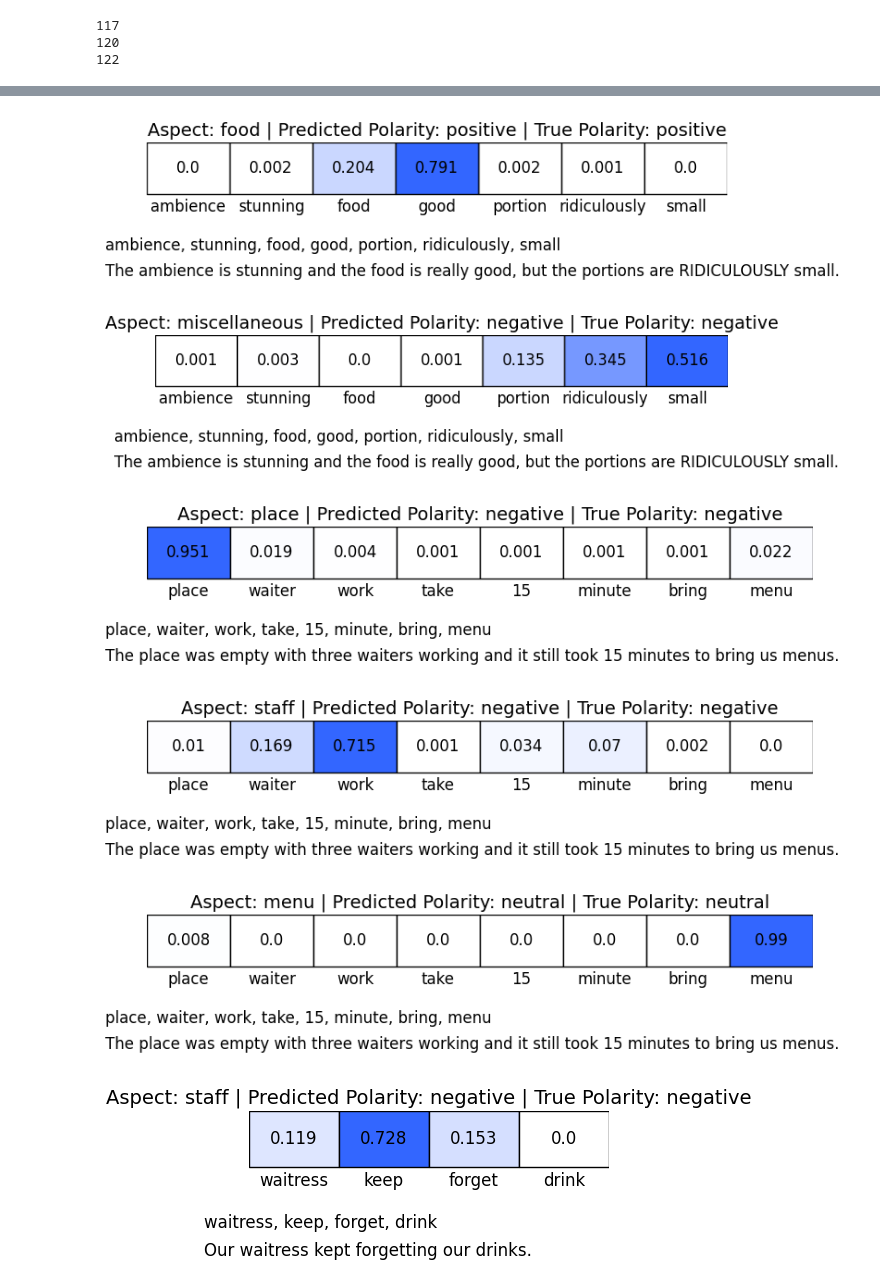
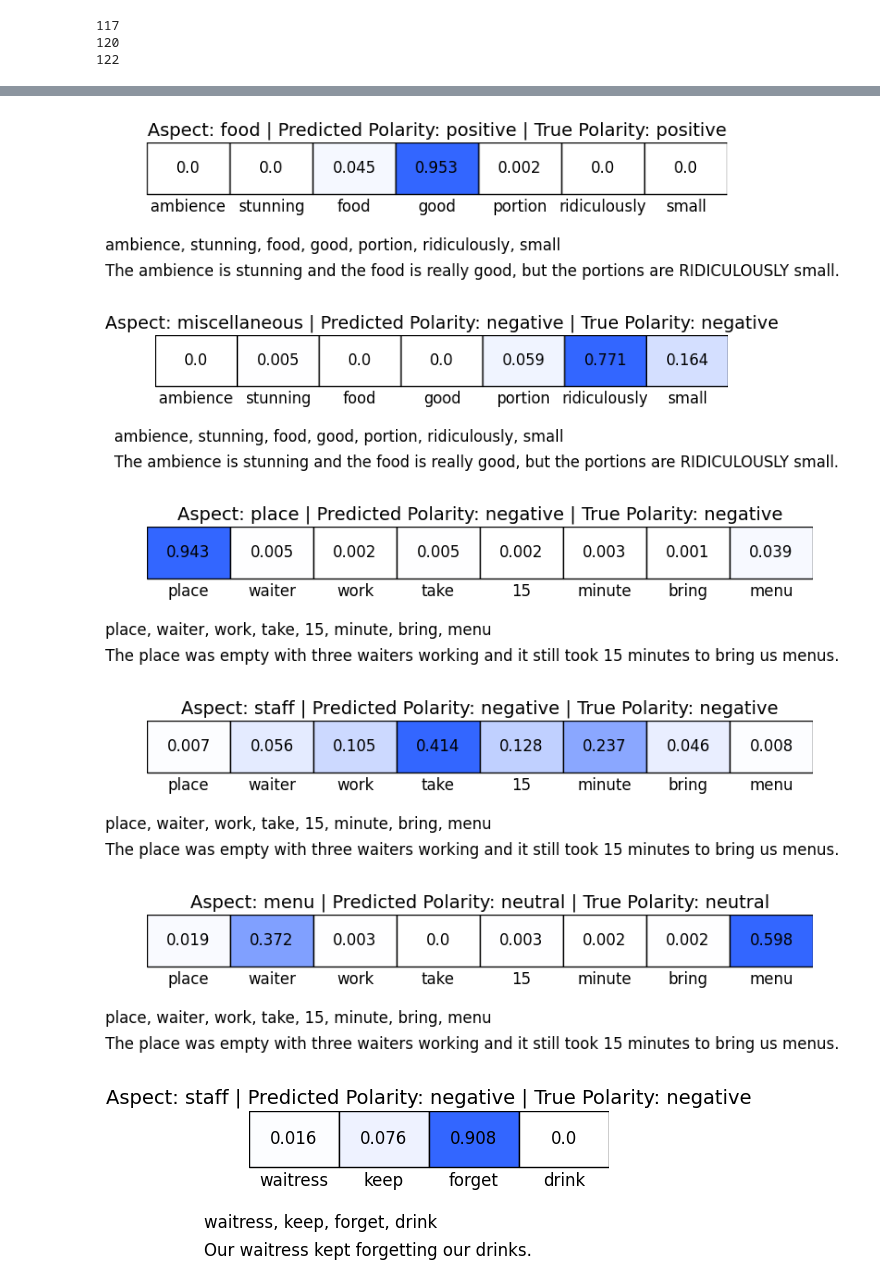
Before and after one commit to LisonLau/CITS4012-Project, a Jupyter notebook: CITS4012_10.ipynb, the cells around one changed output, grey strips where cells are left out. Saved outputs shown, nothing was run; the diff lists cells and outputs as text; code cells hidden in the pictures.

```diff
--- a/CITS4012_10.ipynb
+++ b/CITS4012_10.ipynb
@@ -754,12 +789,12 @@ embedding = nn.Embedding(vocab_size, hidden_size)
 embedding.weight.data.copy_(torch.from_numpy(glove_weights))
 
 set_random_seed(seed) # For reproducibility
-model2 = IAN(hidden_size, num_polarities, batch_size, embedding, attention_type).to(device)
-model2, plot_avg_losses2, plot_accuracy2 = train(model2, batches, batch_size=batch_size, learning_rate=learning_rate, num_epochs=num_epochs,
+model3 = IAN(hidden_size, num_polarities, batch_size, embedding, attention_type).to(device)
+model3, plot_avg_losses3, plot_accuracy3 = train(model3, batches, batch_size=batch_size, learning_rate=learning_rate, num_epochs=num_epochs,
                                                  print_interval=print_interval, plot_interval=plot_interval, accuracy_graph=False)
 
-accuracy2 = evaluate(model2, batch_size)
-print(f"Accuracy for Model2: {accuracy2:.4f}")
-plot_graph(num_epochs, plot_interval, plot_avg_losses2, 'Model2 Average Loss over Epochs', 'Loss')
-# plot_graph(num_epochs, plot_interval, plot_accuracy2, 'Model2 Accuracy over Epochs', 'Accuracy')
+accuracy3 = evaluate(model3, batch_size)
+print(f"Accuracy for Model3: {accuracy3:.4f}")
+plot_graph(num_epochs, plot_interval, plot_avg_losses3, 'Model3 Average Loss over Epochs', 'Loss')
+# plot_graph(num_epochs, plot_interval, plot_accuracy3, 'Model3 Accuracy over Epochs', 'Accuracy')
 # %% [output]
@@ -786,14 +818,0 @@ Accuracy for Model2: 0.7048
-# %%
-# Get word embeddings
-embedding = nn.Embedding(vocab_size, hidden_size)
-embedding.weight.data.copy_(torch.from_numpy(glove_weights))
-
-set_random_seed(seed) # For reproducibility
-model3 = ATAELSTM(hidden_size, num_polarities, batch_size, embedding, attention_type).to(device)
-model3, plot_avg_losses3, plot_accuracy3 = train(model3, batches, batch_size=batch_size, learning_rate=learning_rate, num_epochs=num_epochs,
-                                                 print_interval=print_interval, plot_interval=plot_interval, accuracy_graph=False)
-
-accuracy3 = evaluate(model3, batch_size)
-print(f"Accuracy for Model3: {accuracy3:.4f}")
-plot_graph(num_epochs, plot_interval, plot_avg_losses3, 'Model3 Average Loss over Epochs', 'Loss')
-# plot_graph(num_epochs, plot_interval, plot_accuracy3, 'Model3 Accuracy over Epochs', 'Accuracy')
@@ -879,8 +879,8 @@ indices = [2, 3, 528, 529, 530, 117, 118, 119, 120, 121, 122, 123]
 # Visualise the attention weights for the sample instances
 # print("Visualising Attention Weights for Model1:")
 # visualise_sentence(model1, indices, batch_size)
-print("Visualising Attention Weights for Model2:")
-visualise_sentence(model2, indices, batch_size)
-# print("Visualising Attention Weights for Model3:")
-# visualise_sentence(model3, indices, batch_size)
+# print("Visualising Attention Weights for Model2:")
+# visualise_sentence(model2, indices, batch_size)
+print("Visualising Attention Weights for Model3:")
+visualise_sentence(model3, indices, batch_size)
 # %% [output]
@@ -889,8 +889,8 @@ Visualising Attention Weights for Model2:
 [figure]
 [figure]
-[figure, old version]
+[figure, new version]
-[figure, old version]
+[figure, new version]
 [figure]
-[figure, old version]
+[figure, new version]
-[figure, old version]
+[figure, new version]
-[figure, old version]
+[figure, new version]
```
Also changed, not shown: parts of 14 cells of this notebook.
